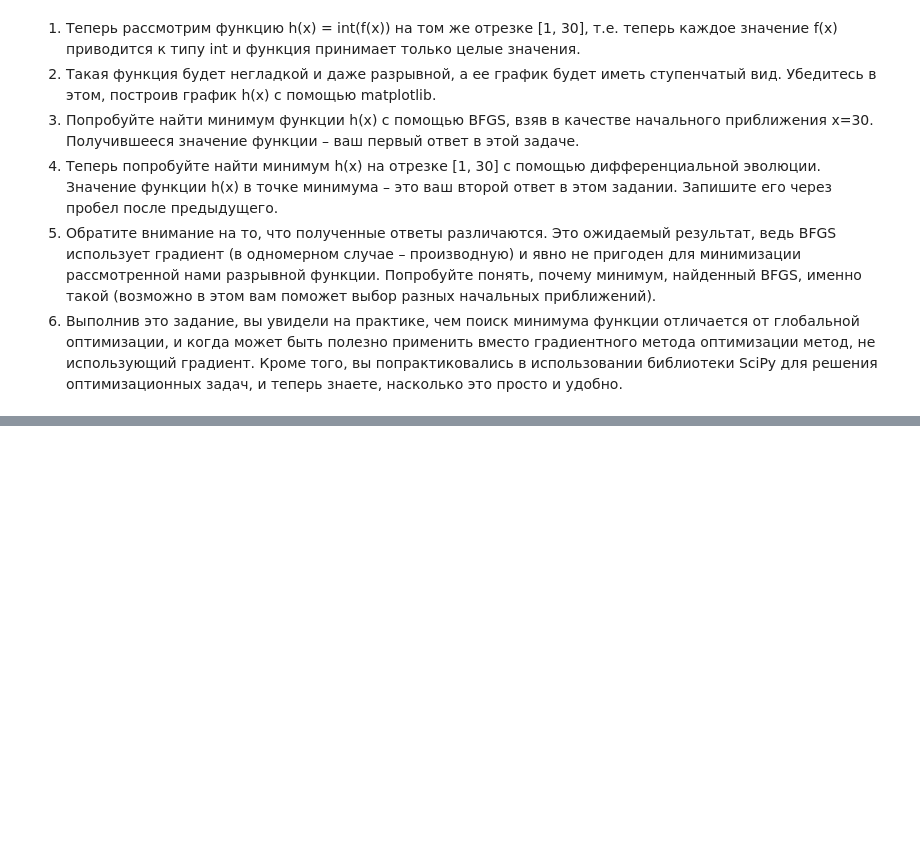
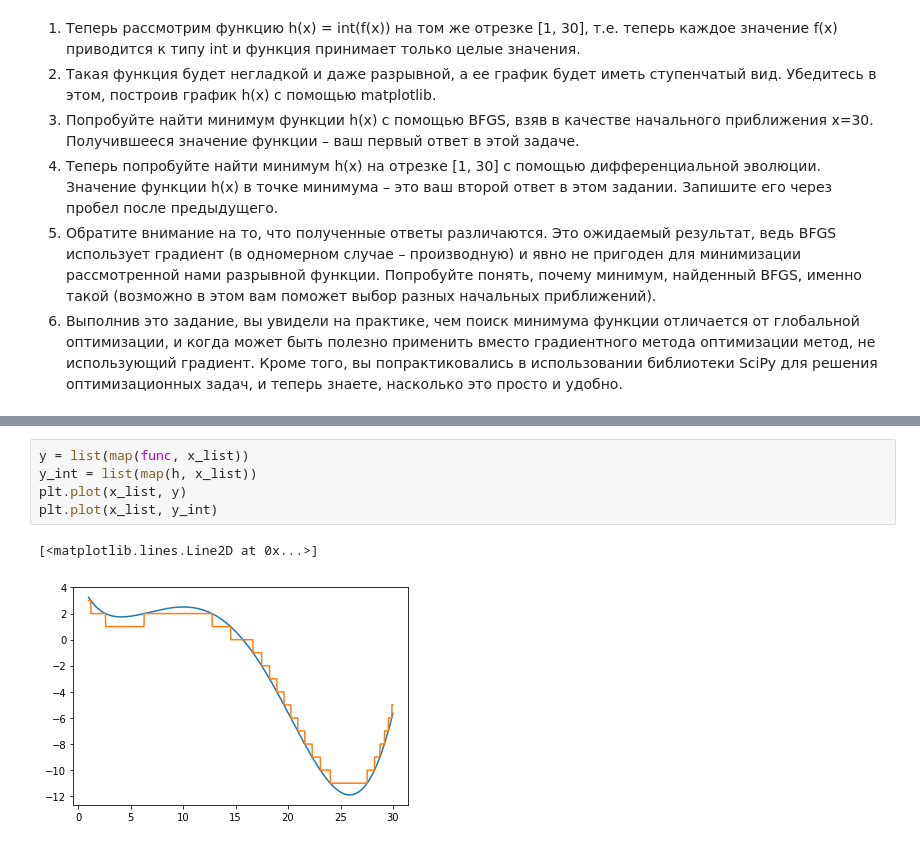
Before and after one commit to likeai22/ml-da, a Jupyter notebook: 1_Math_Python_2022_only/week3/3 Optimization in Python. Global optimization and nonsmooth function optimization/3.2hw3.ipynb, the cells around one changed output, grey strips where cells are left out. Drawn from its saved outputs; the diff is of its cells as text; blank space fills up the shorter version.

```diff
--- a/1_Math_Python_2022_only/week3/3 Optimization in Python. Global optimization and nonsmooth function optimization/3.2hw3.ipynb
+++ b/1_Math_Python_2022_only/week3/3 Optimization in Python. Global optimization and nonsmooth function optimization/3.2hw3.ipynb
@@ -9,0 +39,8 @@
+# %%
+y = list(map(func, x_list))
+y_int = list(map(h, x_list))
+plt.plot(x_list, y)
+plt.plot(x_list, y_int)
+# %% [output]
+[<matplotlib.lines.Line2D at 0x...>]
+[figure, added]
```
Also changed, not shown: parts of 11 cells of this notebook, 1 other file.
